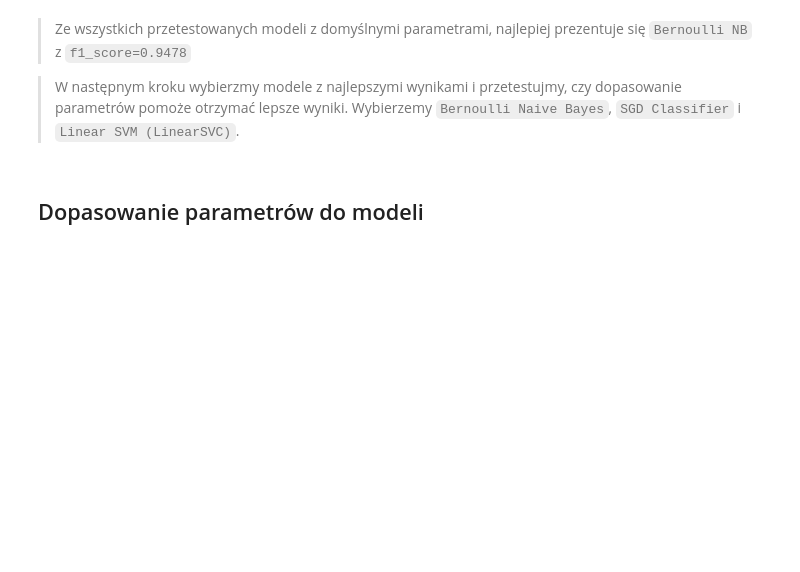
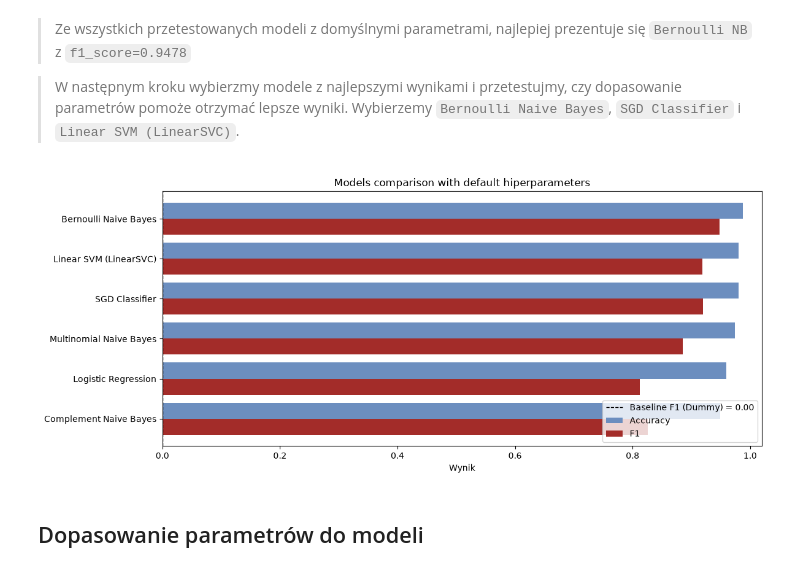
Before and after one commit to moshenetsb/ml-spam-detector, a Jupyter notebook: notebooks/03_model_selection.ipynb, the cells around one changed output. Drawn from its saved outputs; the diff is of its cells as text; code cells hidden in the pictures; blank space fills up the shorter version.

Commit message:
feat: plots and gui

```diff
--- a/notebooks/03_model_selection.ipynb
+++ b/notebooks/03_model_selection.ipynb
@@ -96,6 +102,7 @@ def compare_models(
     best_model = None
     best_score = 0.0
     best_model_name = ""
+    results = []
 
     print("--- COMPARISON OF MODELS ---")
 
@@ -109,6 +116,12 @@ def compare_models(
         acc = accuracy_score(y_test, y_pred)
         f1 = f1_score(y_test, y_pred)
 
+        results.append({
+                    "name": name,
+                    "accuracy": acc,
+                    "f1": f1,
+                })
+
         print(f"Model: {name:<25} | Accuracy: {acc:.4f} | F1-score: {f1:.4f}")
 
         if f1 > best_score:
@@ -120,7 +133,7 @@ def compare_models(
 
     print(f"\nBest model: {best_model_name} (F1 score: {best_score:.4f})")
 
-    return best_model, best_score, best_model_name
+    return best_model, best_score, best_model_name, results
 
 default_models = {
     "Complement Naive Bayes": ComplementNB(),
@@ -131,7 +144,7 @@ default_models = {
     "SGD Classifier": SGDClassifier(random_state=42)
 }
 
-default_best_model, default_best_score, default_best_model_name = compare_models(default_models)
+default_best_model, default_best_score, default_best_model_name, default_results = compare_models(default_models)
 # %% [output]
 --- COMPARISON OF MODELS ---
 Confusion matrix:
@@ -154,6 +167,19 @@ Best model: Bernoulli Naive Bayes (F1 score: 0.9478)
 > Ze wszystkich przetestowanych modeli z domyślnymi parametrami, najlepiej prezentuje się `Bernoulli NB` z `f1_score=0.9478`
 
 > W następnym kroku wybierzmy modele z najlepszymi wynikami i przetestujmy, czy dopasowanie parametrów pomoże otrzymać lepsze wyniki. Wybierzemy `Bernoulli Naive Bayes`, `SGD Classifier` i `Linear SVM (LinearSVC)`.
+# %%
+dummy_pred = dummy_clf.predict(X_test_tfidf)
+dummy_f1 = f1_score(y_test, dummy_pred, zero_division=0)
+
+_ = plot_model_comparison(
+    default_results,
+    metrics=("accuracy", "f1"),
+    baseline_value=dummy_f1,
+    baseline_label=f"Baseline F1 (Dummy) = {dummy_f1:.2f}",
+    title="Models comparison with default hiperparameters",
+)
+# %% [output]
+[figure, added]
 # %% [markdown]
 ## Dopasowanie parametrów do modeli
 # %%
```
Also changed, not shown: parts of 11 cells of this notebook, 9 other files.
